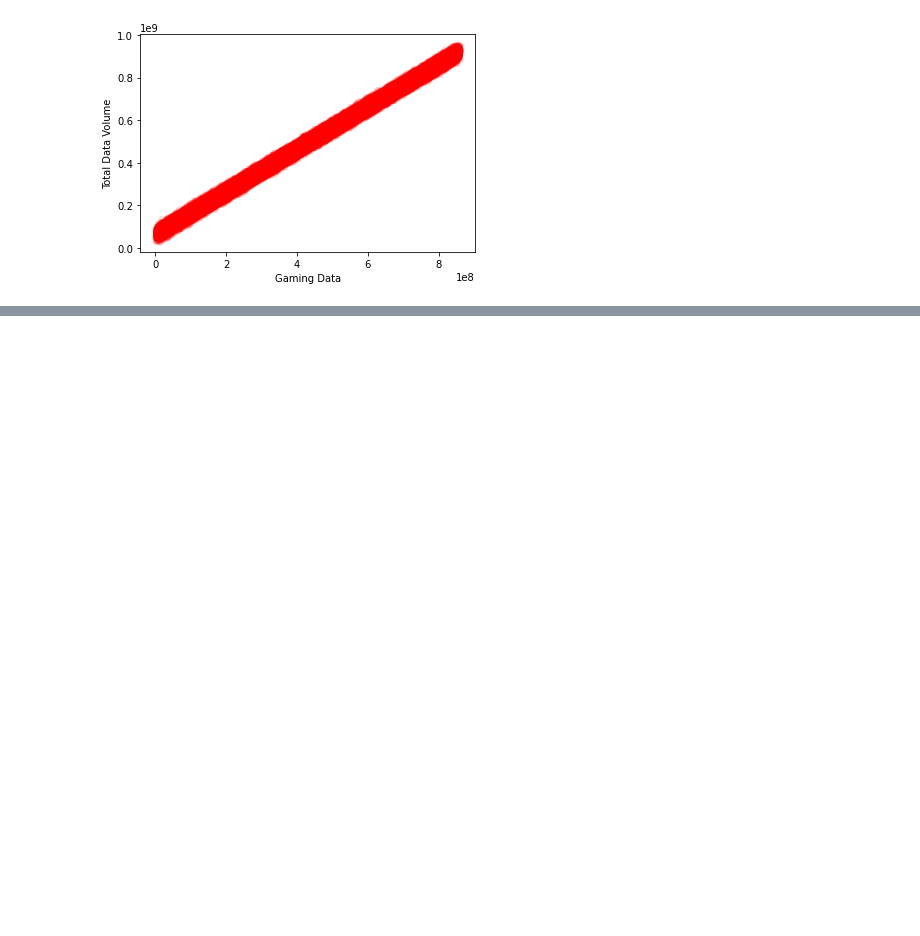
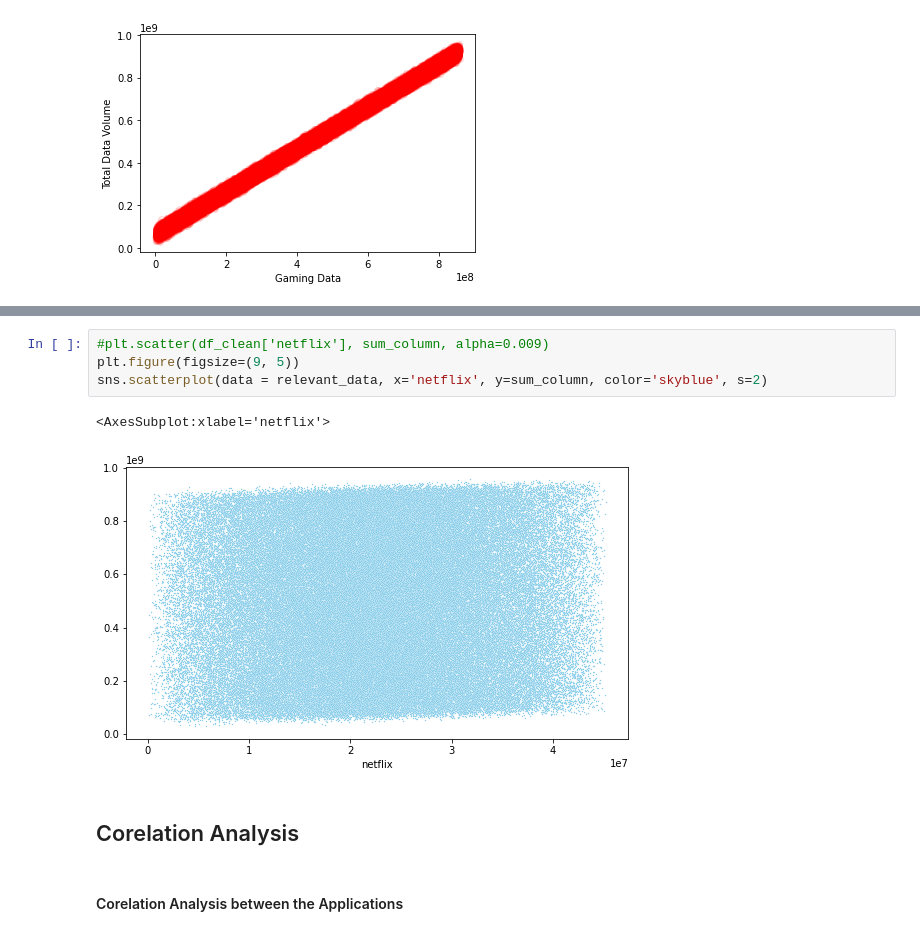
Before and after one commit to Ammon21/Telecom-Analysis, a Jupyter notebook: Notebooks/User_Overview 1.2.ipynb, the cells around one changed output, grey strips where cells are left out. Saved outputs shown, nothing was run; the diff lists cells and outputs as text; blank space fills up the shorter version.

```diff
--- a/Notebooks/User_Overview 1.2.ipynb
+++ b/Notebooks/User_Overview 1.2.ipynb
@@ -243,0 +210,11 @@ Text(0, 0.5, 'Data Transfers')
+# %%
+#plt.scatter(df_clean['netflix'], sum_column, alpha=0.009)
+plt.figure(figsize=(9, 5))
+sns.scatterplot(data = relevant_data, x='netflix', y=sum_column, color='skyblue', s=2)
+# %% [output]
+<AxesSubplot:xlabel='netflix'>
+[figure, added]
+# %% [markdown]
+## Corelation Analysis
+# %% [markdown]
+#### Corelation Analysis between the Applications
```
Also changed, not shown: parts of 37 cells of this notebook.
